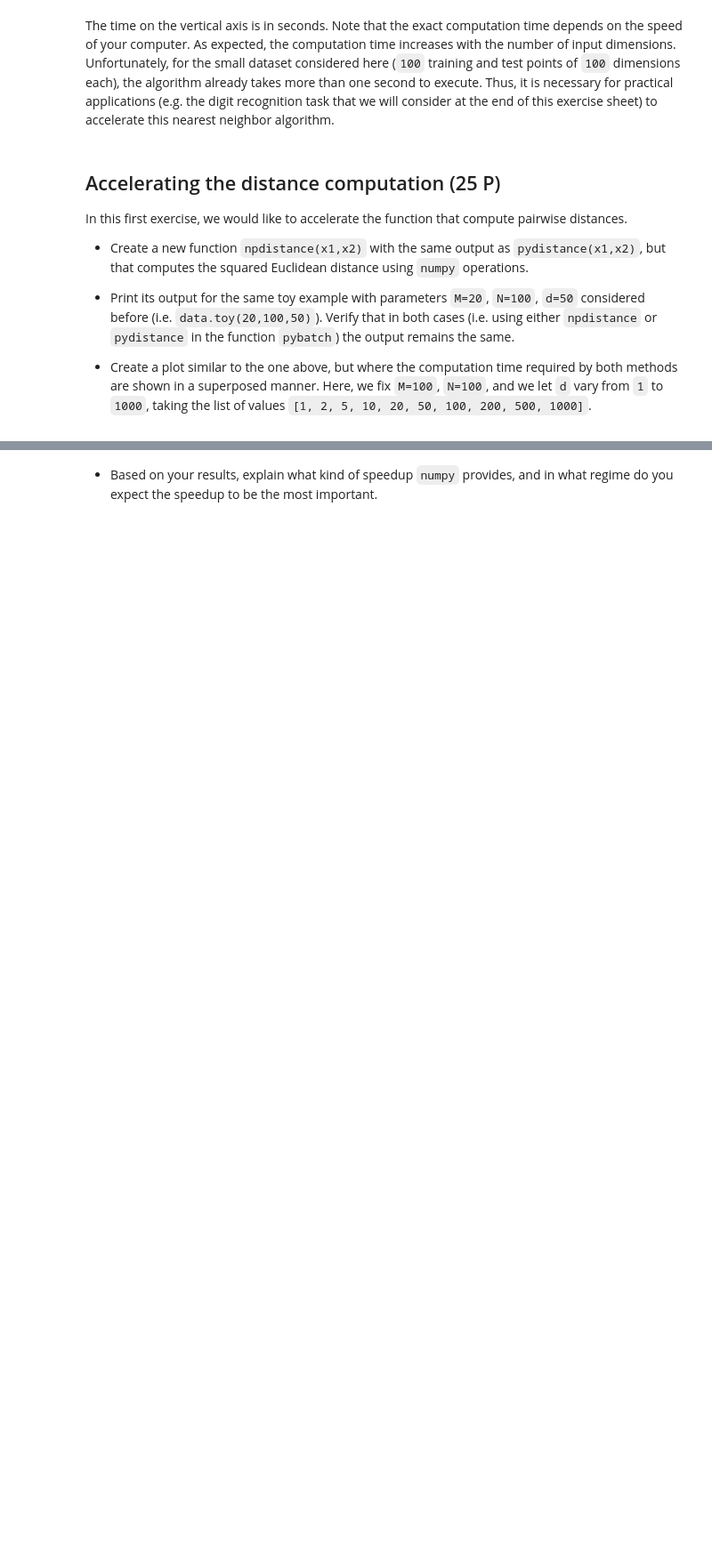
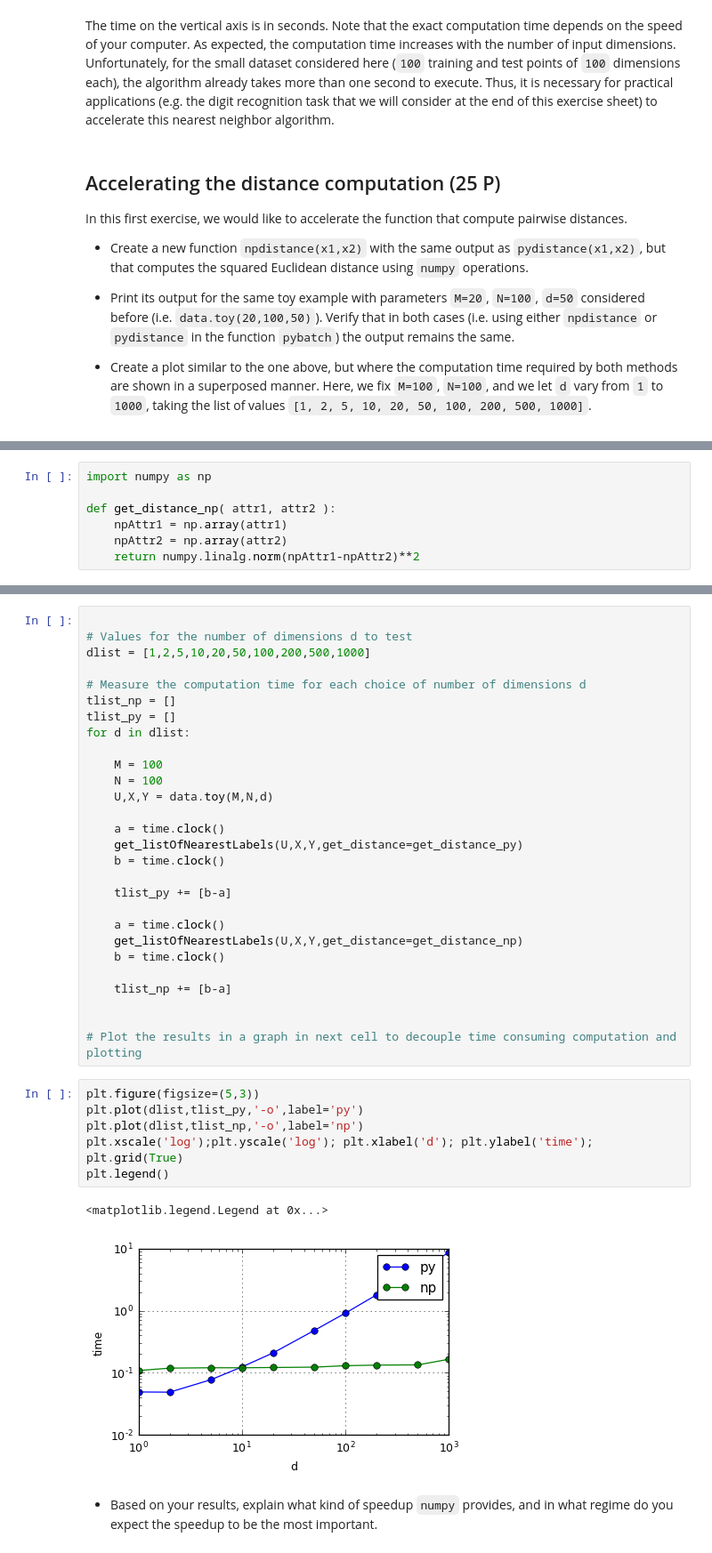
Before and after one commit to florianGithub/PyML, a Jupyter notebook: sheet_20171027_8pm/sheet2.ipynb, the cells around one changed output, grey strips where cells are left out. Shown at 89% size. Cells and saved outputs as stored; diff of their text form; blank space fills up the shorter version.

```diff
--- a/sheet_20171027_8pm/sheet2.ipynb
+++ b/sheet_20171027_8pm/sheet2.ipynb
@@ -111,0 +106,7 @@ def npdistance( attr1, attr2 ):
+# %%
+import numpy as np
+
+def get_distance_np( attr1, attr2 ):
+    npAttr1 = np.array(attr1)
+    npAttr2 = np.array(attr2)
+    return numpy.linalg.norm(npAttr1-npAttr2)**2
@@ -112,2 +129,39 @@ def npdistance( attr1, attr2 ):
+# %%
+
+# Values for the number of dimensions d to test
+dlist = [1,2,5,10,20,50,100,200,500,1000]
+
+# Measure the computation time for each choice of number of dimensions d
+tlist_np = []
+tlist_py = []
+for d in dlist:
+
+    M = 100
+    N = 100
+    U,X,Y = data.toy(M,N,d)
+
+    a = time.clock()
+    get_listOfNearestLabels(U,X,Y,get_distance=get_distance_py)
+    b = time.clock()
+
+    tlist_py += [b-a]
+
+    a = time.clock()
+    get_listOfNearestLabels(U,X,Y,get_distance=get_distance_np)
+    b = time.clock()
+
+    tlist_np += [b-a]
+
+
+# Plot the results in a graph in next cell to decouple time consuming computation and plotting
+# %%
+plt.figure(figsize=(5,3))
+plt.plot(dlist,tlist_py,'-o',label='py')
+plt.plot(dlist,tlist_np,'-o',label='np')
+plt.xscale('log');plt.yscale('log'); plt.xlabel('d'); plt.ylabel('time'); plt.grid(True)
+plt.legend()
+# %% [output]
+<matplotlib.legend.Legend at 0x...>
+[figure, added]
 # %% [markdown]
 * Based on your results, explain what kind of speedup `numpy` provides, and in what regime do you expect the speedup to be the most important.
```
Also changed, not shown: parts of 8 cells of this notebook.
